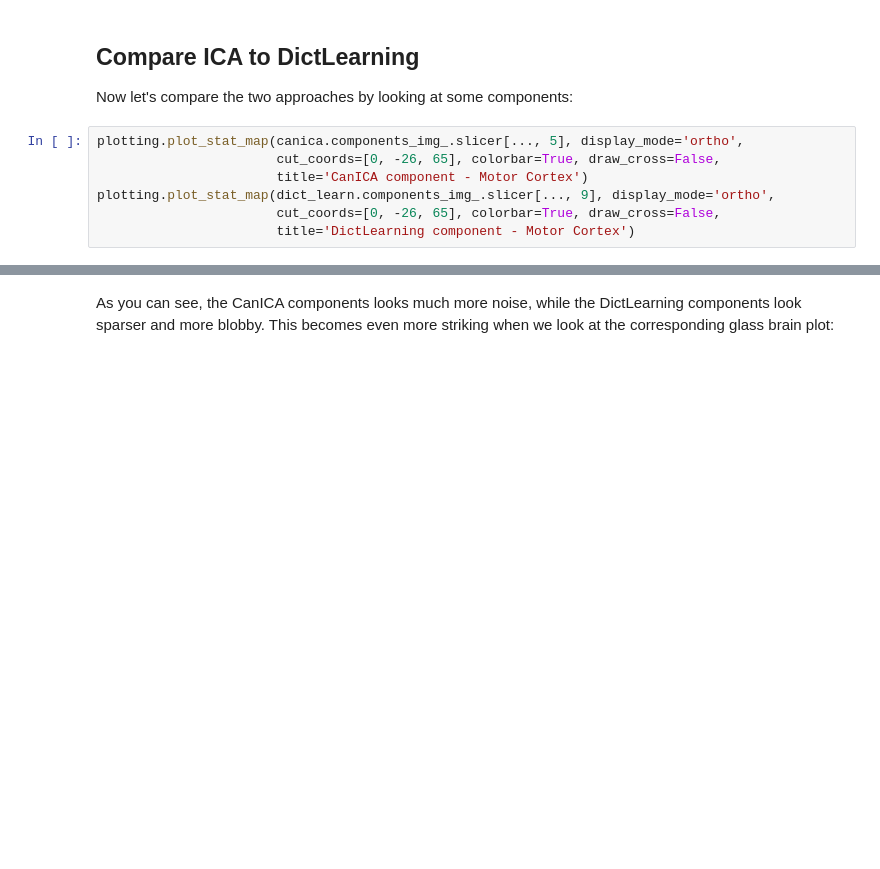
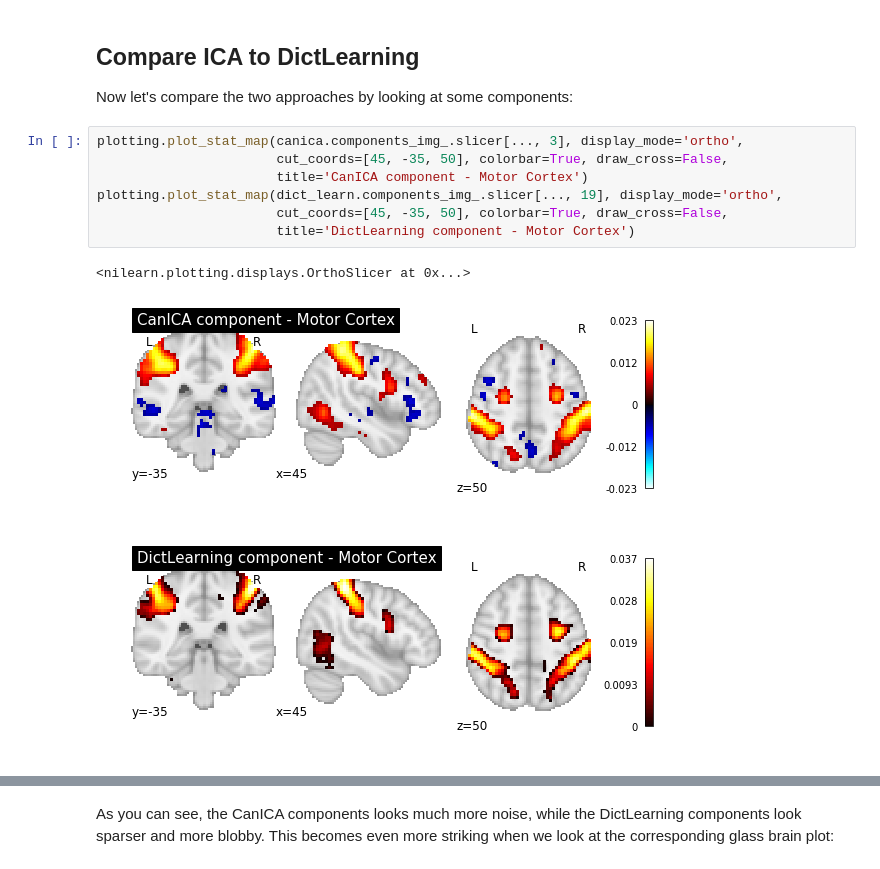
Before and after one commit to miykael/workshop_cambridge, a Jupyter notebook: notebooks/functional_connectivity.ipynb, the cells around one changed output, grey strips where cells are left out. Drawn from its saved outputs; the diff is of its cells as text; blank space fills up the shorter version.

```diff
--- a/notebooks/functional_connectivity.ipynb
+++ b/notebooks/functional_connectivity.ipynb
@@ -410,10 +741,14 @@ for i, cur_img in enumerate(image.iter_img(first_few_comp)):
 
 Now let's compare the two approaches by looking at some components:
 # %%
-plotting.plot_stat_map(canica.components_img_.slicer[..., 5], display_mode='ortho',
-                       cut_coords=[0, -26, 65], colorbar=True, draw_cross=False,
+plotting.plot_stat_map(canica.components_img_.slicer[..., 3], display_mode='ortho',
+                       cut_coords=[45, -35, 50], colorbar=True, draw_cross=False,
                        title='CanICA component - Motor Cortex')
-plotting.plot_stat_map(dict_learn.components_img_.slicer[..., 9], display_mode='ortho',
-                       cut_coords=[0, -26, 65], colorbar=True, draw_cross=False,
+plotting.plot_stat_map(dict_learn.components_img_.slicer[..., 19], display_mode='ortho',
+                       cut_coords=[45, -35, 50], colorbar=True, draw_cross=False,
                        title='DictLearning component - Motor Cortex')
+# %% [output]
+<nilearn.plotting.displays.OrthoSlicer at 0x...>
+[figure, added]
+[figure, added]
 # %%
```
Also changed, not shown: parts of 35 cells of this notebook, 12 other files.
